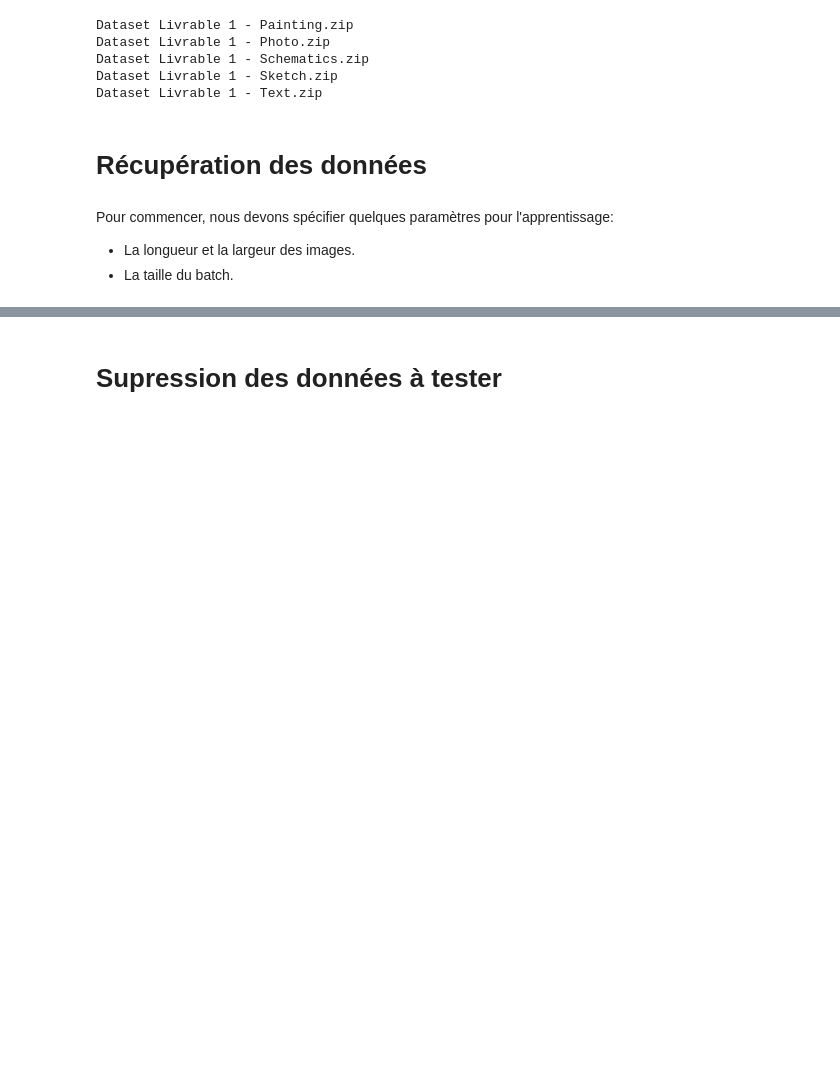
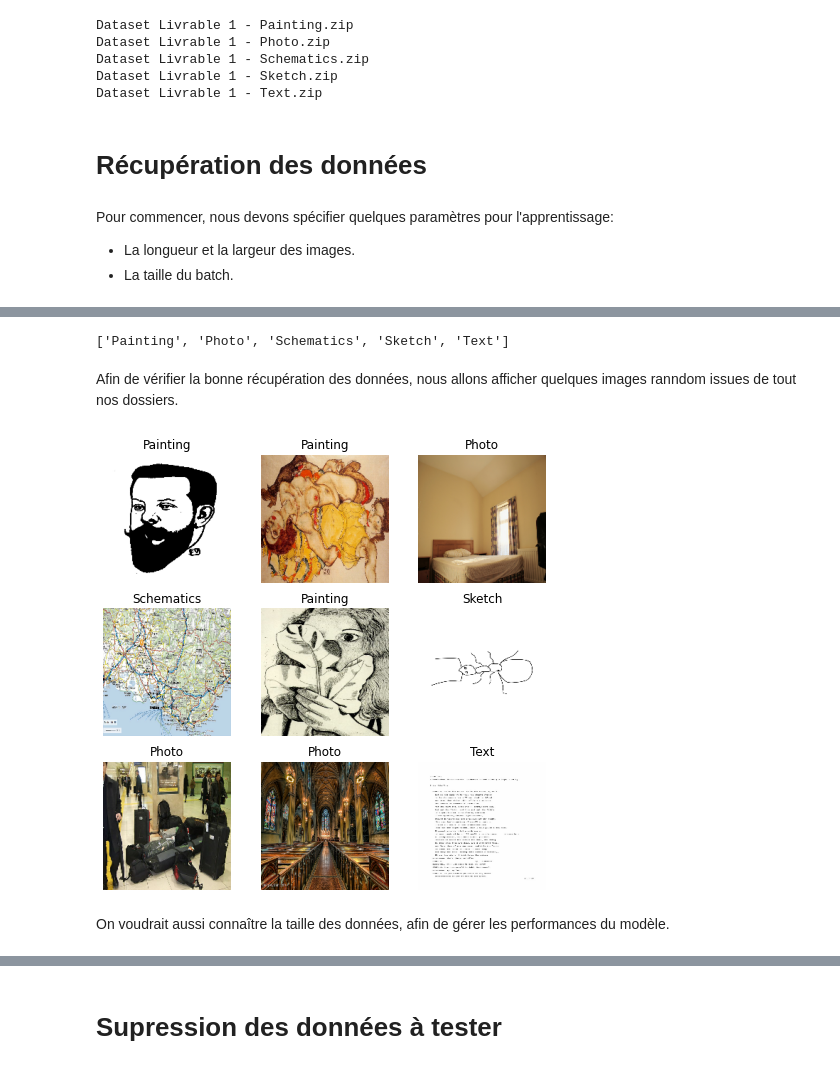
Before and after one commit to Variares1/Projet_DataScience_A5, a Jupyter notebook: Livrable 1.ipynb, the cells around one changed output, grey strips where cells are left out. Cells and saved outputs as stored; diff of their text form; code cells hidden in the pictures; blank space fills up the shorter version.

```diff
--- a/Livrable 1.ipynb
+++ b/Livrable 1.ipynb
@@ -28,8 +37,8 @@ import os
 # %% [markdown]
 # Téléchargement des données et dezippage
 # %%
-path_to_zip_file = "C:\\Users\\nicos\\Documents\\Pro\\Ecole\\A5\\01 DataScience\\01 Projet\\Dataset projet"
-directory_to_extract_to = "C:\\Users\\nicos\\Documents\\Pro\\Ecole\\A5\\01 DataScience\\01 Projet\\Dataset"
+path_to_zip_file = "C:\\Users\\nicos\\PycharmProjects\\Projet_DataScience_A5\\Dataset projet"
+directory_to_extract_to = "C:\\Users\\nicos\\PycharmProjects\\Projet_DataScience_A5\\Dataset"
 data_dir = directory_to_extract_to
 for directory in os.listdir(path_to_zip_file):
     print(directory)
@@ -57,0 +71,26 @@ batch_s = 32
+# %%
+# Le train_set
+train_set = tf.keras.preprocessing.image_dataset_from_directory(
+  data_dir,
+  validation_split= 0.20,
+  subset = 'training',
+  seed=42,
+  image_size=(image_h, image_w),
+  batch_size=batch_s,
+  color_mode='rgb',
+  label_mode='int',
+  labels="inferred"
+)
+
+# Le test_set
+test_set = tf.keras.preprocessing.image_dataset_from_directory(
+  data_dir,
+  validation_split= 0.20,
+  subset = 'validation',
+  seed=42,
+  image_size=(image_h, image_w),
+  batch_size=batch_s,
+  color_mode='rgb',
+  label_mode='int',
+  labels="inferred"
+)
@@ -57,0 +107,19 @@ batch_s = 32
+# %%
+class_names =  train_set.class_names #A COMPLETER
+print(class_names)
+# %% [output]
+['Painting', 'Photo', 'Schematics', 'Sketch', 'Text']
+# %% [markdown]
+Afin de vérifier la bonne récupération des données, nous allons afficher quelques images ranndom issues de tout nos dossiers.
+# %%
+plt.figure(figsize=(8, 8))
+for images, labels in train_set.take(1):
+    for i in range(9):
+        ax = plt.subplot(3, 3, i + 1)
+        plt.imshow(images[i].numpy().astype("uint8"))
+        plt.title(class_names[labels[i]])
+        plt.axis("off")
+# %% [output]
+[figure, added]
+# %% [markdown]
+On voudrait aussi connaître la taille des données, afin de gérer les performances du modèle.
```
Also changed, not shown: parts of 14 cells of this notebook, 1 other file.
